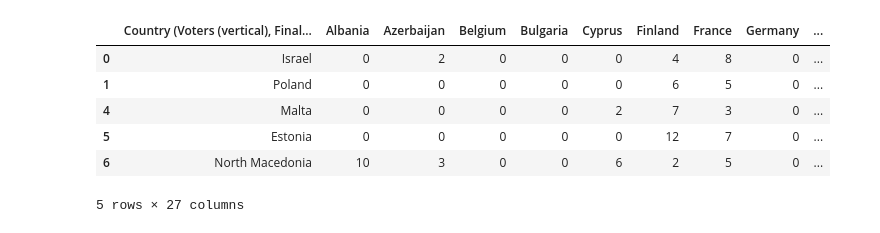
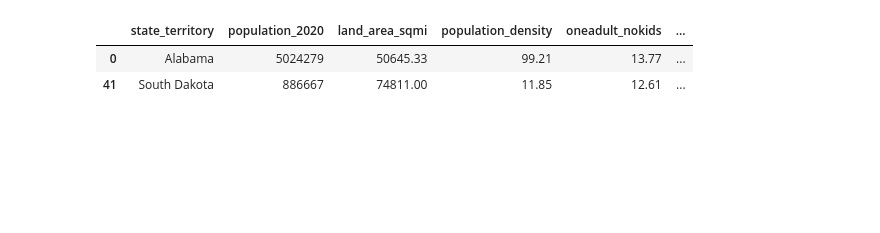
Before and after one commit to StupidPotc/laba8, a Jupyter notebook: Untitled.ipynb, the cells around one changed output. Cells and saved outputs as stored; diff of their text form; code cells hidden in the pictures; blank space fills up the shorter version.

```diff
--- a/Untitled.ipynb
+++ b/Untitled.ipynb
@@ -67,12 +56,8 @@ euro_dataset[euro_dataset.Russia == 1].head()
-# %%
-euro_dataset[euro_dataset.Bulgaria.isin([0,1])].head()
-# %% [output]
-|  | Country (Voters (vertical), Final... | Albania | Azerbaijan | Belgium | Bulgaria | Cyprus | Finland | France | Germany | ... |
-| 0 | Israel | 0 | 2 | 0 | 0 | 0 | 4 | 8 | 0 | ... |
-| 1 | Poland | 0 | 0 | 0 | 0 | 0 | 6 | 5 | 0 | ... |
-| 4 | Malta | 0 | 0 | 0 | 0 | 2 | 7 | 3 | 0 | ... |
-| 5 | Estonia | 0 | 0 | 0 | 0 | 0 | 12 | 7 | 0 | ... |
-| 6 | North Macedonia | 10 | 3 | 0 | 0 | 6 | 2 | 5 | 0 | ... |
-5 rows × 27 columns
+# %%
+states_dataset[states_dataset.oneadult_onekid == 27.06].head()
+# %% [output]
+|  | state_territory | population_2020 | land_area_sqmi | population_density | oneadult_nokids | ... |
+| 0 | Alabama | 5024279 | 50645.33 | 99.21 | 13.77 | ... |
+| 41 | South Dakota | 886667 | 74811.00 | 11.85 | 12.61 | ... |
 # %%
 %matplotlib inline
```
Also changed, not shown: parts of 12 cells of this notebook, 1 other file.
